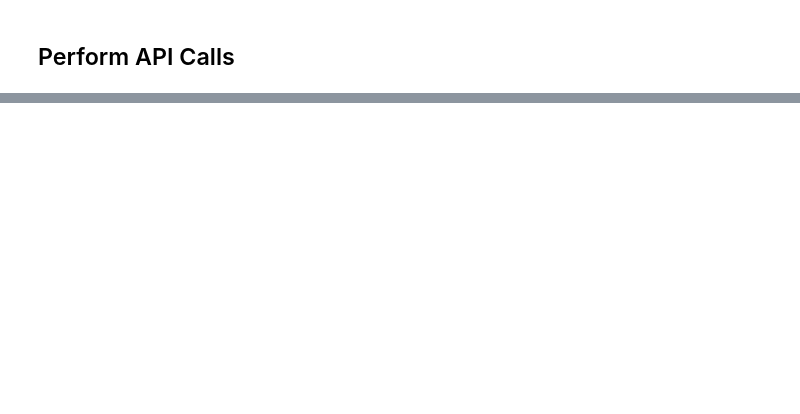
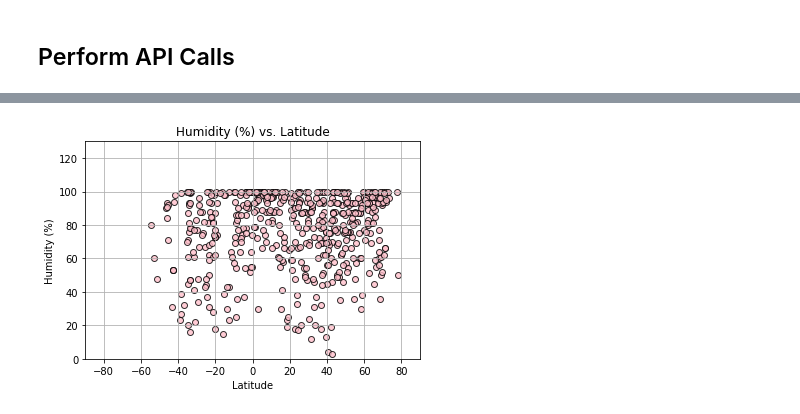
Before and after one commit to erjacobs2/Weather_API, a Jupyter notebook: WeatherPy.ipynb, the cells around one changed output, grey strips where cells are left out. Saved outputs shown, nothing was run; the diff lists cells and outputs as text; code cells hidden in the pictures; blank space fills up the shorter version.

```diff
--- a/WeatherPy.ipynb
+++ b/WeatherPy.ipynb
@@ -63,0 +116,16 @@ summary = ["main.temp", "coord.lat", "coord.lon", "main.humidity", "clouds.all",
+# %%
+#Humidity vs Lat
+
+plt.scatter(lat_s, humidity_s, marker="o", facecolors="pink", edgecolors="black", alpha=0.80)
+plt.title("Humidity (%) vs. Latitude")
+plt.xlabel("Latitude")
+plt.ylabel("Humidity (%)")
+
+plt.grid(True)
+plt.ylim(0,130)
+plt.xlim(-90,90)
+
+plt.savefig("Humidity vs Lat.png")
+plt.show()
+# %% [output]
+[figure, added]
```
Also changed, not shown: parts of 8 cells of this notebook, 1 other file.
